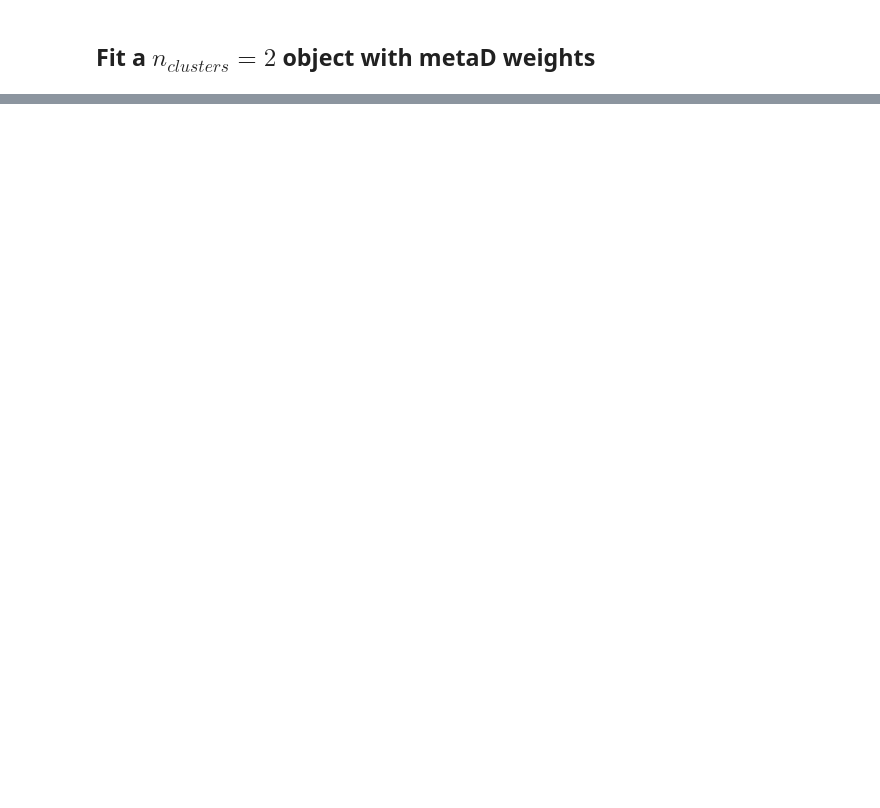
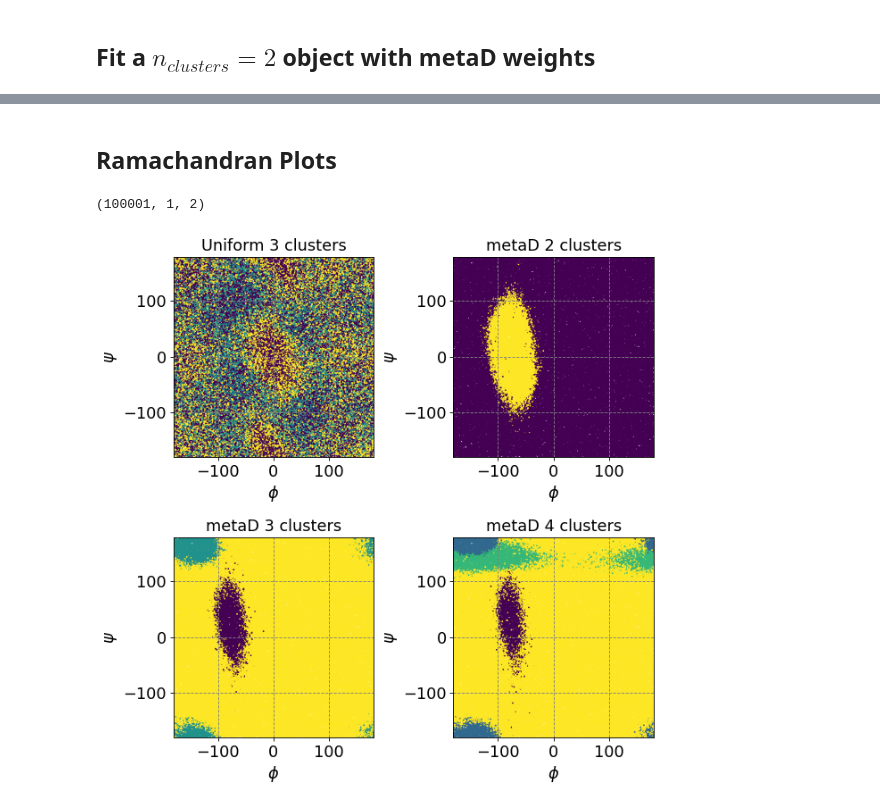
Before and after one commit to mccullaghlab/shapeGMMTorch, a Jupyter notebook: examples/adp_example/cluster_adp_metaD_weights.ipynb, the cells around one changed output, grey strips where cells are left out. Cells and saved outputs as stored; diff of their text form; code cells hidden in the pictures; blank space fills up the shorter version.

```diff
--- a/examples/adp_example/cluster_adp_metaD_weights.ipynb
+++ b/examples/adp_example/cluster_adp_metaD_weights.ipynb
@@ -144,0 +169,4 @@ plt.show()
+# %%
+# fit a shapeGMM object for n=3 with metaD weights trained on every other frame
+# shapeGMMTorch has a built-in script for this
+sgmm_metaD_weights = scripts.sgmm_fit_with_attempts(traj_data, 3, 30, frame_weights,device=torch.device("cpu"))
@@ -145,7 +197,7 @@ plt.show()
 # %% [markdown]
 ## Fit a $n_{clusters}=2$ object with metaD weights
 # %%
-# fit a shapeGMM object for n=2 with ENM weights trained on every other frame
+# fit a shapeGMM object for n=2 with metaD weights trained on every other frame
 # shapeGMMTorch has a built-in script for this
-sgmm_metaD_weights = scripts.sgmm_fit_with_attempts(traj_data, 2, 10, frame_weights,device=torch.device("cpu"))
+sgmm_metaD_weights_2clusters = scripts.sgmm_fit_with_attempts(traj_data, 2, 30, frame_weights,device=torch.device("cpu"))
 # %% [output]
@@ -166,0 +229,4 @@ Number of attempts: 10
+# %%
+# fit a shapeGMM object for n=4 with uniform weights trained on every other frame
+# shapeGMMTorch has a built-in script for this
+sgmm_uniform_weights = scripts.sgmm_fit_with_attempts(traj_data, 3, 30, np.ones(frame_weights.shape),device=torch.device("cpu"))
@@ -166,0 +257,48 @@ Number of attempts: 10
+# %% [markdown]
+## Ramachandran Plots
+# %%
+# compute phi psi
+from MDAnalysis.analysis import dihedrals
+protein = coord.select_atoms("protein")
+rama = dihedrals.Ramachandran(protein).run()
+print(rama.results.angles.shape)
+# %% [output]
+(100001, 1, 2)
+# %%
+# Make Ramachandran plot
+def rama_plot(ax,phi,psi,c,title,fontsize=16):
+    # make a grid
+    ax.grid(which='major', axis='both', color='#808080', linestyle='--')
+    # set ticks and axis labels
+    ax.tick_params(axis='both',labelsize=fontsize)
+    ax.set_ylabel("$\psi$",fontsize=fontsize)
+    ax.set_xlabel("$\phi$",fontsize=fontsize)
+    ax.set_title(title,fontsize=fontsize)
+    # scatter plot
+    ax.scatter(phi, psi,c=c,s=0.4)
+    # enforce range
+    ax.set_ylim(-180,180)
+    ax.set_xlim(-180,180)
+    # equal aspect ratio
+    ax.set_aspect("equal")
+
+
+
+fontsize=16
+phi = rama.results.angles[:,0,0]
+psi = rama.results.angles[:,0,1]
+fig, ax = plt.subplots(2,2,figsize=(8,8),dpi=80)
+c = sgmm_uniform_weights.cluster_ids
+rama_plot(ax[0,0],phi,psi,c,"Uniform 3 clusters")
+c = sgmm_metaD_weights_2clusters.cluster_ids
+rama_plot(ax[0,1],phi,psi,c,"metaD 2 clusters")
+c = sgmm_metaD_weights.cluster_ids
+rama_plot(ax[1,0],phi,psi,c,"metaD 3 clusters")
+c = sgmm_metaD_weights_4clusters.cluster_ids
+rama_plot(ax[1,1],phi,psi,c,"metaD 4 clusters")
+
+#show plot
+plt.tight_layout()
+plt.show()
+# %% [output]
+[figure, added]
```
Also changed, not shown: parts of 29 cells of this notebook, 27 other files.
